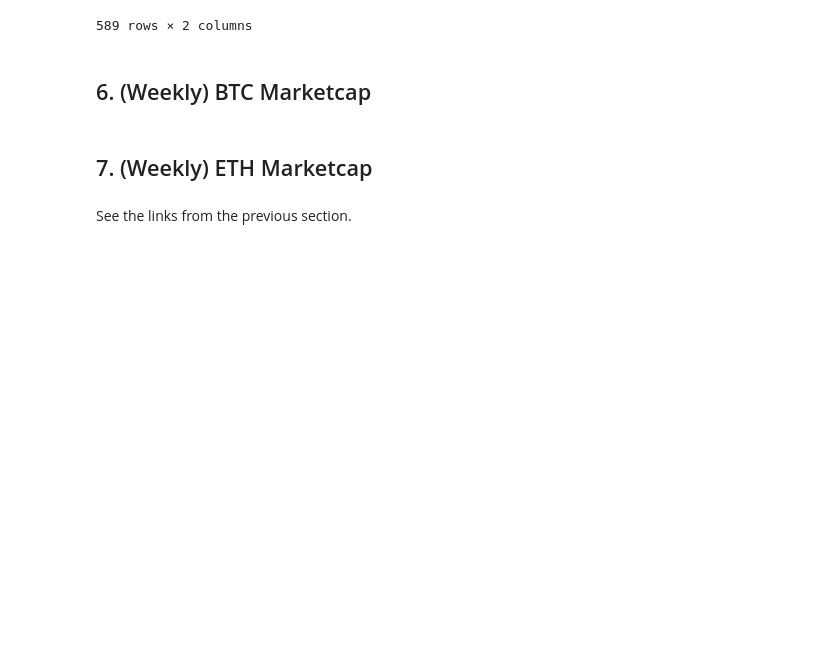
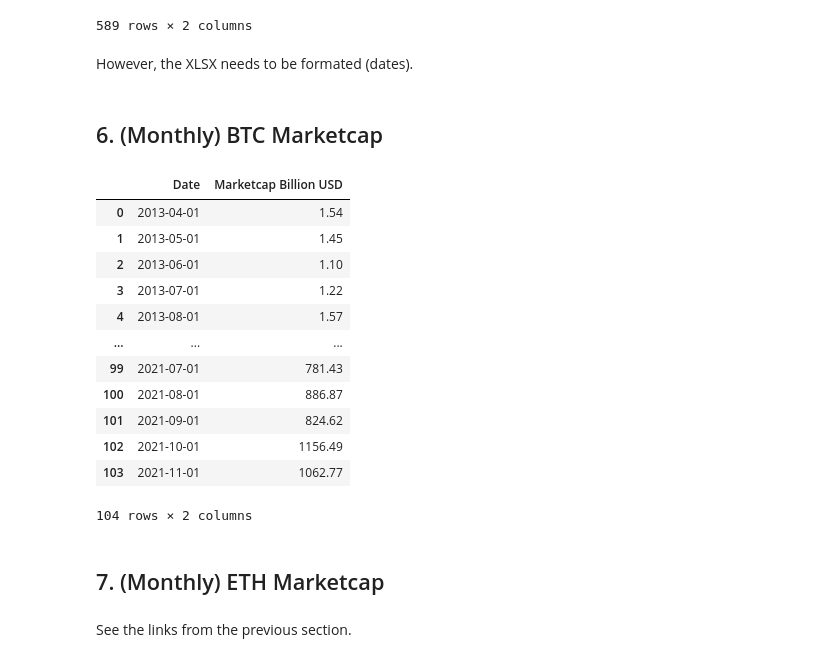
Before and after one commit to mxagar/crypto_analysis, a Jupyter notebook: 00_DatasetPreparation.ipynb, the cells around one changed output. Saved outputs shown, nothing was run; the diff lists cells and outputs as text; code cells hidden in the pictures; blank space fills up the shorter version.

Commit message:
btc and eth marketcap XLSX files arranged and loaded

```diff
--- a/00_DatasetPreparation.ipynb
+++ b/00_DatasetPreparation.ipynb
@@ -614,5 +614,7 @@ pd.read_excel('data/Global_Crypto_Marketcap_Statista_2010_2021.xlsx')
 | 587 | Nov 10, 2021 | 3048.57 |
 | 588 | Nov 17, 2021 | 2753.64 |
 589 rows × 2 columns
+# %% [markdown]
+However, the XLSX needs to be formated (dates).
 # %% [markdown]
-## 6. (Weekly) BTC Marketcap
+## 6. (Monthly) BTC Marketcap
@@ -619,4 +625,20 @@ pd.read_excel('data/Global_Crypto_Marketcap_Statista_2010_2021.xlsx')
+# %%
+pd.read_excel('data/Bitcoin_Marketcap_Statista_2013_2021.xlsx')
+# %% [output]
+|  | Date | Marketcap Billion USD |
+| 0 | 2013-04-01 | 1.54 |
+| 1 | 2013-05-01 | 1.45 |
+| 2 | 2013-06-01 | 1.10 |
+| 3 | 2013-07-01 | 1.22 |
+| 4 | 2013-08-01 | 1.57 |
+| ... | ... | ... |
+| 99 | 2021-07-01 | 781.43 |
+| 100 | 2021-08-01 | 886.87 |
+| 101 | 2021-09-01 | 824.62 |
+| 102 | 2021-10-01 | 1156.49 |
+| 103 | 2021-11-01 | 1062.77 |
+104 rows × 2 columns
 # %% [markdown]
-## 7. (Weekly) ETH Marketcap
+## 7. (Monthly) ETH Marketcap
 # %% [markdown]
 See the links from the previous section.
```
Also changed, not shown: parts of 4 cells of this notebook.
